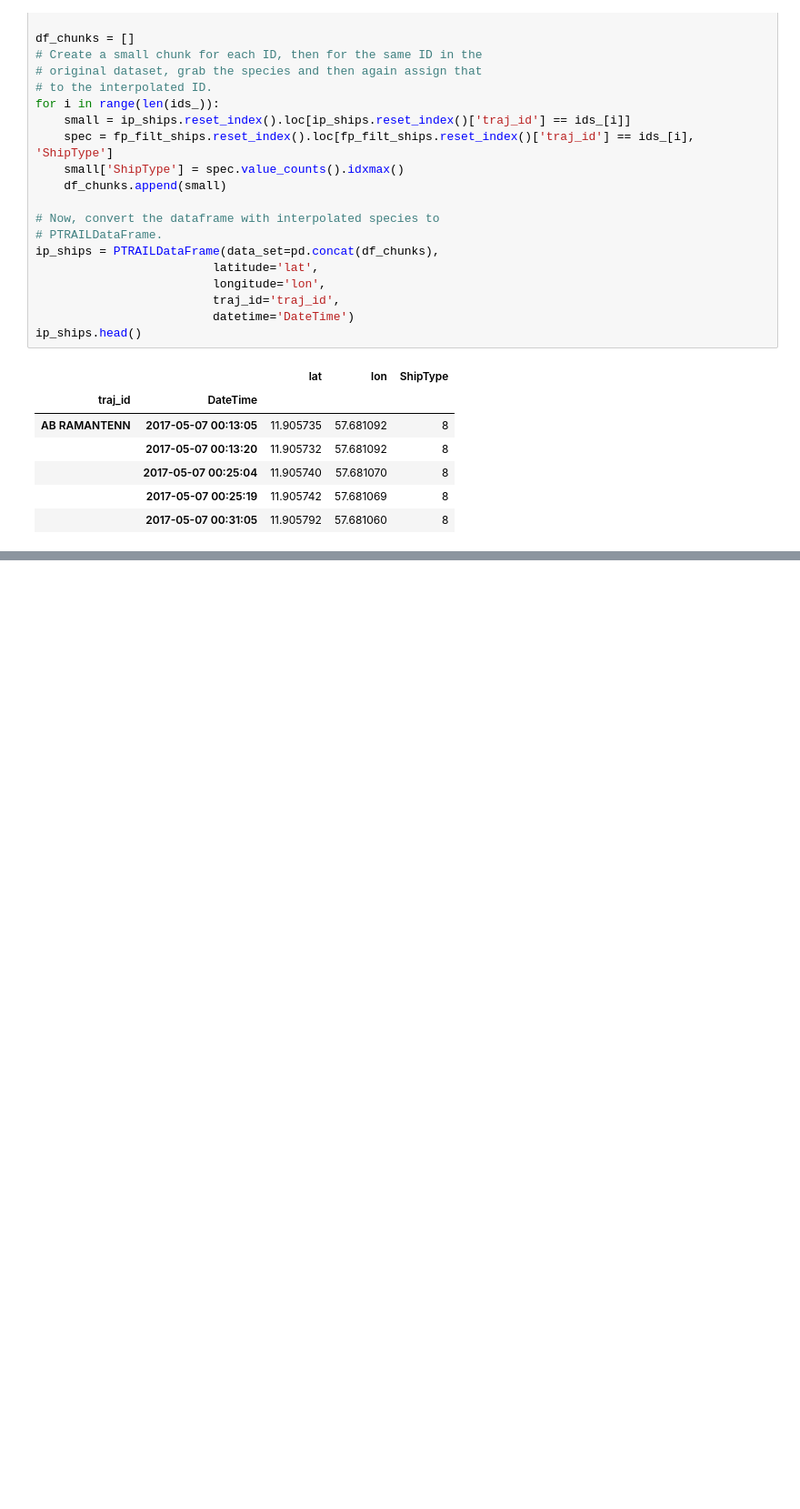
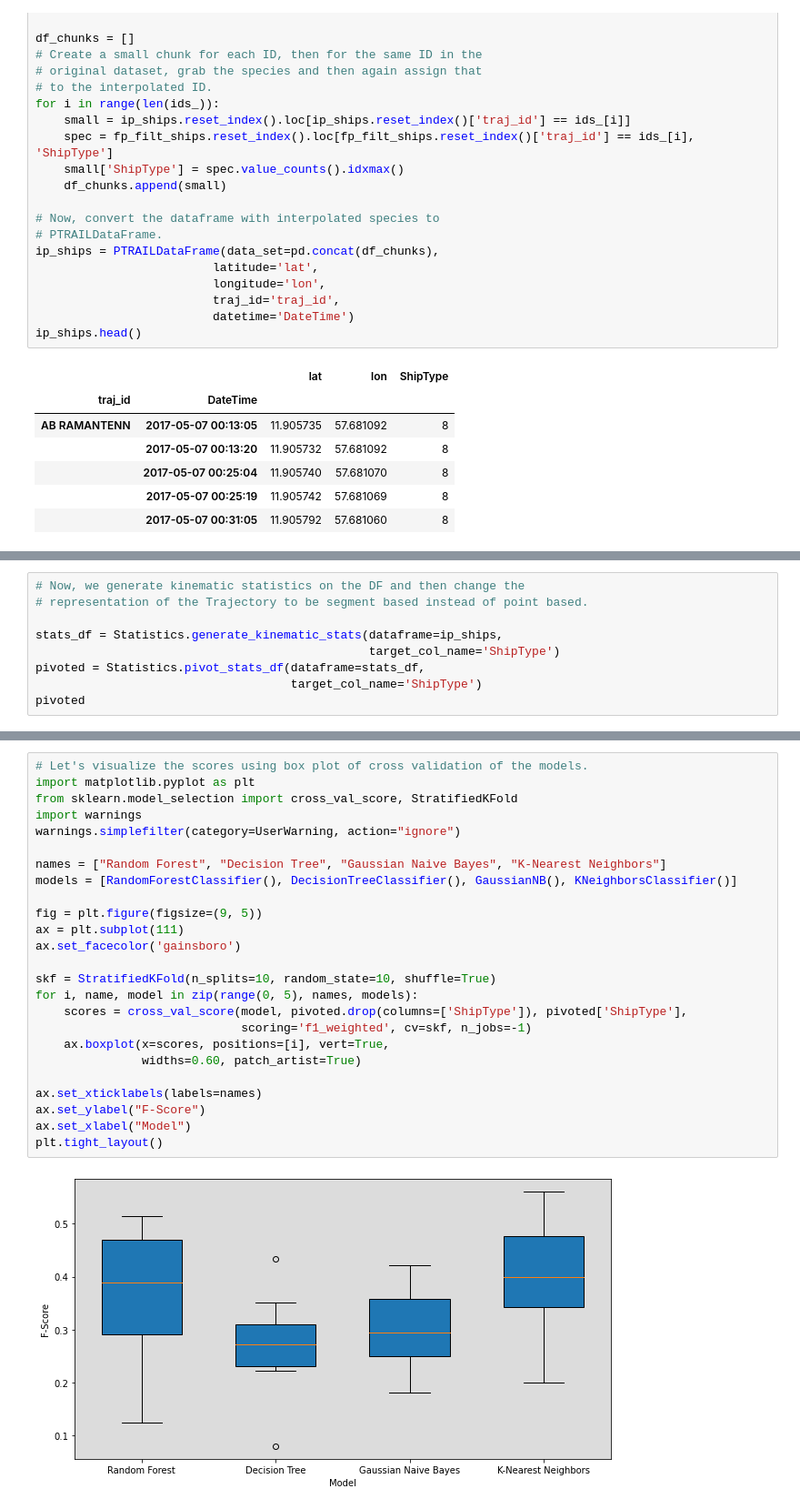
Before and after one commit to YakshHaranwala/PTRAIL, a Jupyter notebook: examples/Jupyter Notebooks/9.2 Ship Type Prediction.ipynb, the cells around one changed output, grey strips where cells are left out. Shown at 91% size. Saved outputs shown, nothing was run; the diff lists cells and outputs as text; blank space fills up the shorter version.

```diff
--- a/examples/Jupyter Notebooks/9.2 Ship Type Prediction.ipynb
+++ b/examples/Jupyter Notebooks/9.2 Ship Type Prediction.ipynb
@@ -474,0 +221,9 @@ Wall time: 3.85 s
+# %%
+# Now, we generate kinematic statistics on the DF and then change the
+# representation of the Trajectory to be segment based instead of point based.
+
+stats_df = Statistics.generate_kinematic_stats(dataframe=ip_ships,
+                                               target_col_name='ShipType')
+pivoted = Statistics.pivot_stats_df(dataframe=stats_df,
+                                    target_col_name='ShipType')
+pivoted
@@ -474,0 +367,27 @@ Wall time: 3.85 s
+# %%
+# Let's visualize the scores using box plot of cross validation of the models.
+import matplotlib.pyplot as plt
+from sklearn.model_selection import cross_val_score, StratifiedKFold
+import warnings
+warnings.simplefilter(category=UserWarning, action="ignore")
+
+names = ["Random Forest", "Decision Tree", "Gaussian Naive Bayes", "K-Nearest Neighbors"]
+models = [RandomForestClassifier(), DecisionTreeClassifier(), GaussianNB(), KNeighborsClassifier()]
+
+fig = plt.figure(figsize=(9, 5))
+ax = plt.subplot(111)
+ax.set_facecolor('gainsboro')
+
+skf = StratifiedKFold(n_splits=10, random_state=10, shuffle=True)
+for i, name, model in zip(range(0, 5), names, models):
+    scores = cross_val_score(model, pivoted.drop(columns=['ShipType']), pivoted['ShipType'],
+                             scoring='f1_weighted', cv=skf, n_jobs=-1)
+    ax.boxplot(x=scores, positions=[i], vert=True,
+               widths=0.60, patch_artist=True)
+
+ax.set_xticklabels(labels=names)
+ax.set_ylabel("F-Score")
+ax.set_xlabel("Model")
+plt.tight_layout()
+# %% [output]
+[figure, added]
```
Also changed, not shown: parts of 15 cells of this notebook, 16 other files.
